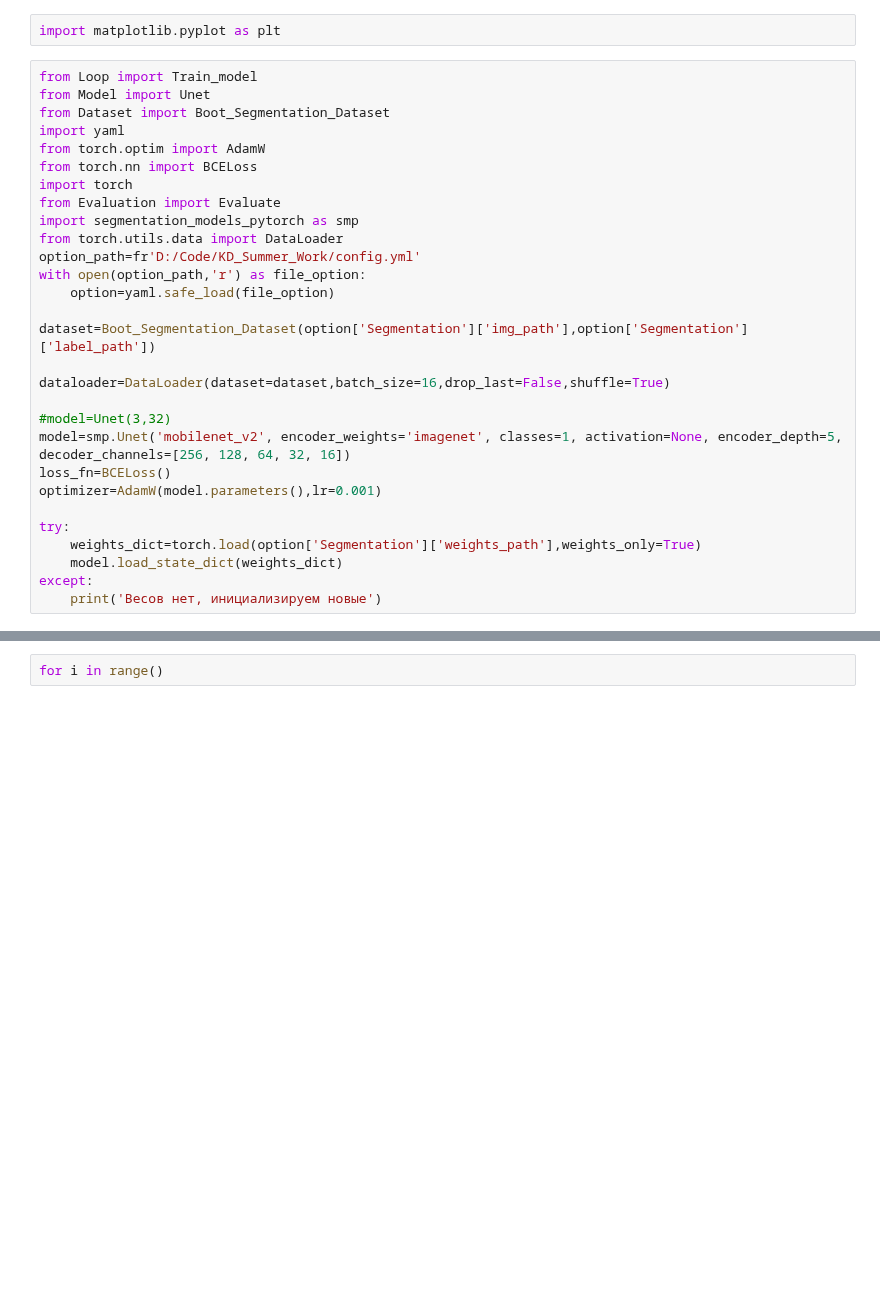
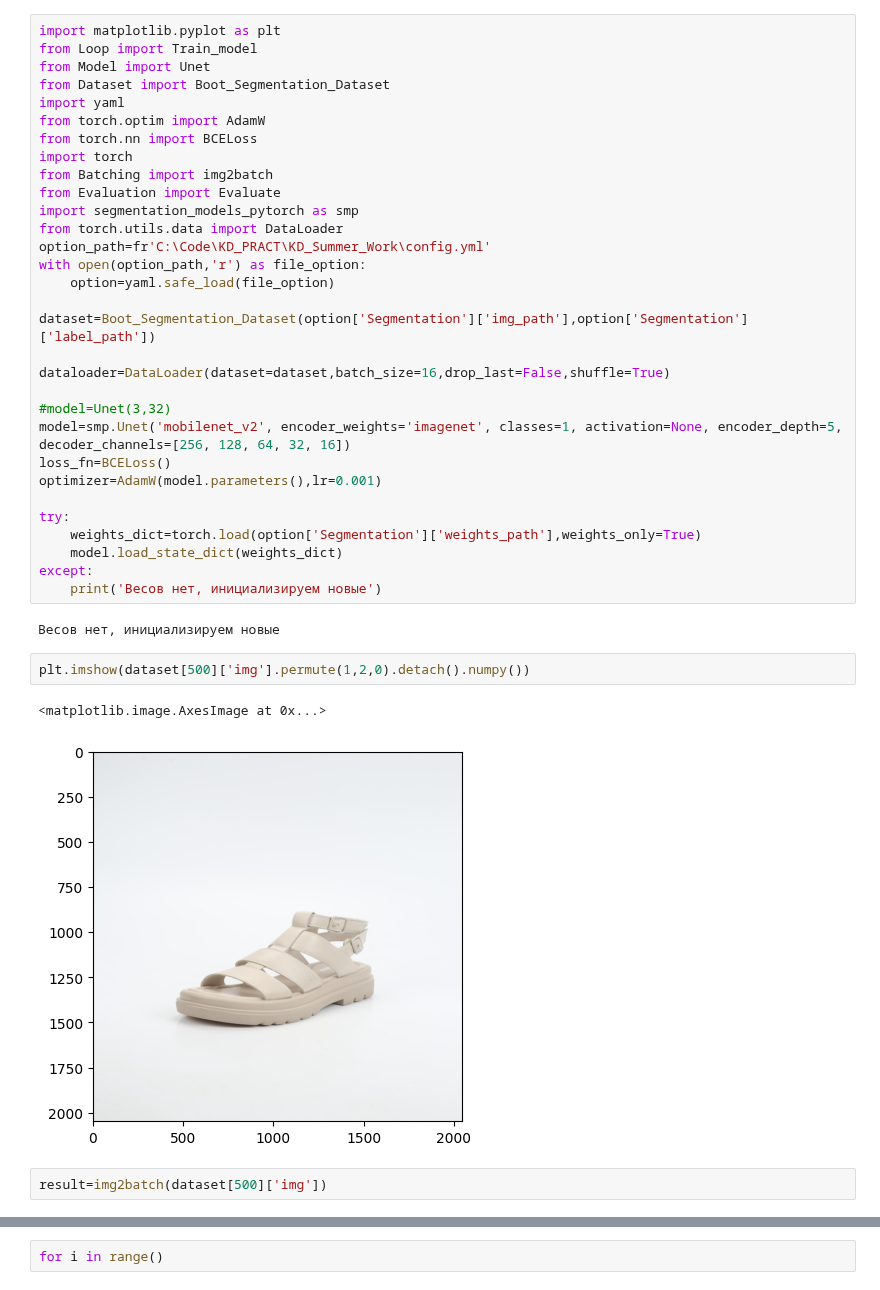
Before and after one commit to BombasticFantastik/KD_Summer_Work, a Jupyter notebook: Segmentation/test.ipynb, the cells around one changed output, grey strips where cells are left out. Drawn from its saved outputs; the diff is of its cells as text; blank space fills up the shorter version.

Commit message:
добавил метод img2batch тк не хватает памяти для картинок разрешением 2048x2048

```diff
--- a/Segmentation/test.ipynb
+++ b/Segmentation/test.ipynb
@@ -1,6 +1,5 @@
-# %%
-import matplotlib.pyplot as plt
 # %%
+import matplotlib.pyplot as plt
 from Loop import Train_model
 from Model import Unet
 from Dataset import Boot_Segmentation_Dataset
@@ -8,10 +7,11 @@ import yaml
 from torch.optim import AdamW
 from torch.nn import BCELoss
 import torch
+from Batching import img2batch
 from Evaluation import Evaluate
 import segmentation_models_pytorch as smp
 from torch.utils.data import DataLoader
-option_path=fr'D:/Code/KD_Summer_Work/config.yml'
+option_path=fr'C:\Code\KD_PRACT\KD_Summer_Work\config.yml'
 with open(option_path,'r') as file_option:
     option=yaml.safe_load(file_option)
 
@@ -29,3 +29,12 @@ try:
     model.load_state_dict(weights_dict)
 except:
     print('Весов нет, инициализируем новые')
+# %% [output]
+Весов нет, инициализируем новые
+# %%
+plt.imshow(dataset[500]['img'].permute(1,2,0).detach().numpy())
+# %% [output]
+<matplotlib.image.AxesImage at 0x...>
+[figure, added]
+# %%
+result=img2batch(dataset[500]['img'])
```
Also changed, not shown: parts of 2 cells of this notebook, 7 other files.
